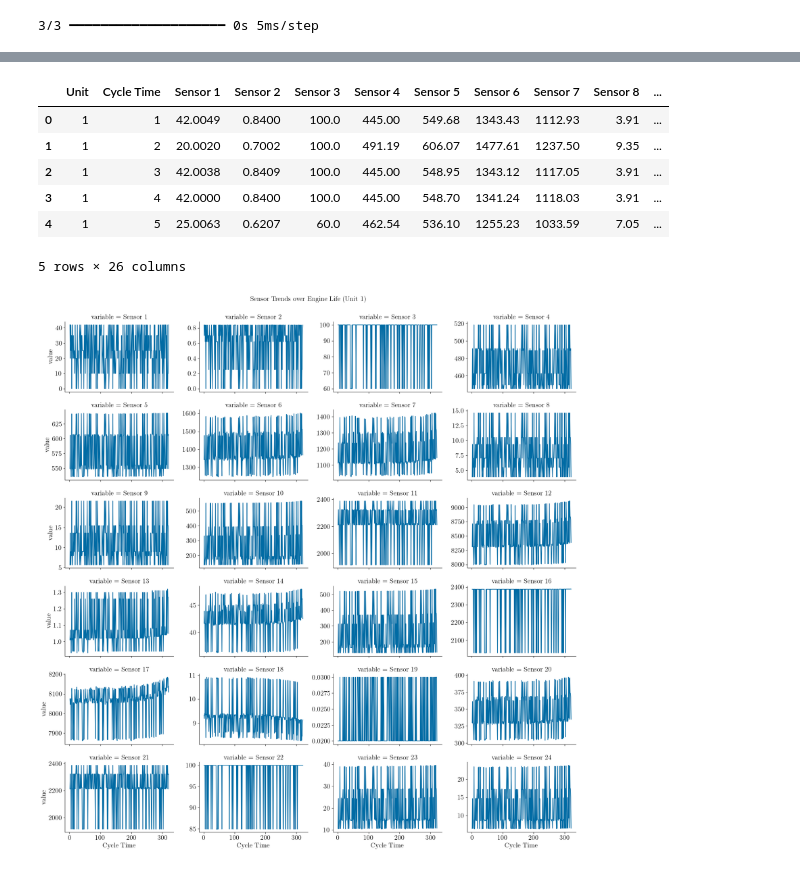
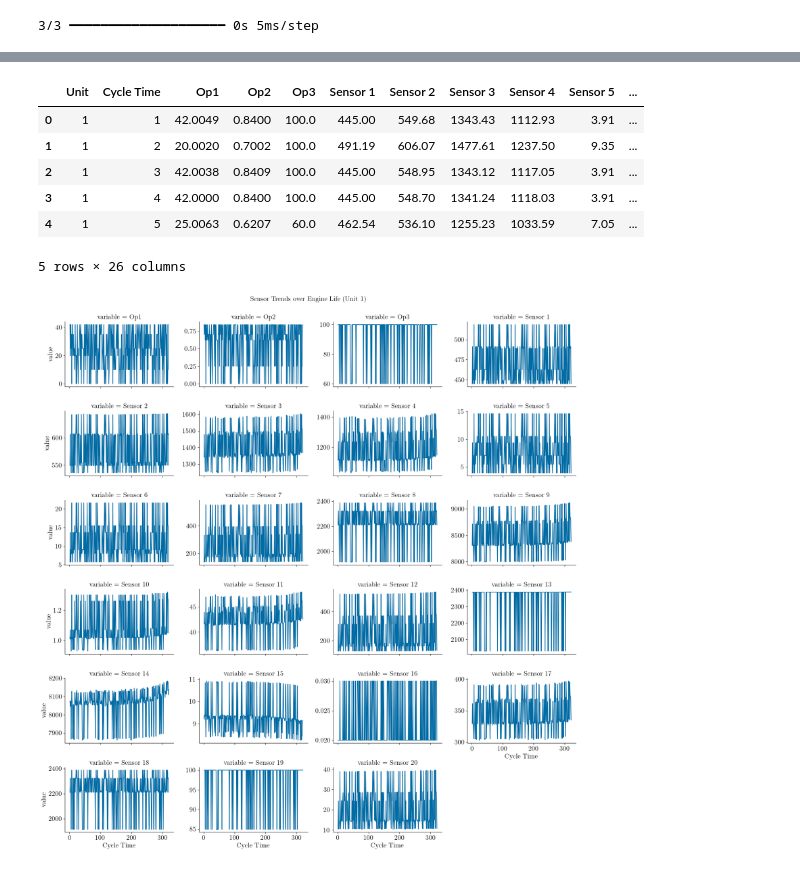
Before and after one commit to RandomKiddo/HackAI2026, a Jupyter notebook: src/Project.ipynb, the cells around one changed output, grey strips where cells are left out. Saved outputs shown, nothing was run; the diff lists cells and outputs as text; code cells hidden in the pictures.

```diff
--- a/src/Project.ipynb
+++ b/src/Project.ipynb
@@ -364,13 +426,14 @@ with open('data_summary_FD004.txt', 'w') as f:
     f.write("="*30 + "\n")
     f.write(df.describe().transpose().to_string()) # Transpose makes it easier to read if you have many sensors
 # %%
-cols_to_drop = ['Sensor 25', 'Sensor 26']
-relevant_sensors = [f'Sensor {_+1}' for _ in range(24)]
+cols_to_drop = ['Sensor 22', 'Sensor 23']
+relevant_sensors = [f'Sensor {_+1}' for _ in range(20)]
+ops = ['Op1', 'Op2', 'Op3']
 df = df.drop(columns=cols_to_drop)
 df_test = df_test.drop(columns=cols_to_drop)
 df.head()
 # %% [output]
-|  | Unit | Cycle Time | Sensor 1 | Sensor 2 | Sensor 3 | Sensor 4 | Sensor 5 | Sensor 6 | Sensor 7 | Sensor 8 | ... |
+|  | Unit | Cycle Time | Op1 | Op2 | Op3 | Sensor 1 | Sensor 2 | Sensor 3 | Sensor 4 | Sensor 5 | ... |
 | 0 | 1 | 1 | 42.0049 | 0.8400 | 100.0 | 445.00 | 549.68 | 1343.43 | 1112.93 | 3.91 | ... |
 | 1 | 1 | 2 | 20.0020 | 0.7002 | 100.0 | 491.19 | 606.07 | 1477.61 | 1237.50 | 9.35 | ... |
 | 2 | 1 | 3 | 42.0038 | 0.8409 | 100.0 | 445.00 | 548.95 | 1343.12 | 1117.05 | 3.91 | ... |
@@ -382,15 +445,15 @@ df[relevant_sensors] = df[relevant_sensors].astype('float64')
 df_test[relevant_sensors] = df_test[relevant_sensors].astype('float64')
 # %%
 unit_data = df[df['Unit'] == 1]
-plot_data = unit_data.melt(id_vars='Cycle Time', value_vars=relevant_sensors)
+plot_data = unit_data.melt(id_vars='Cycle Time', value_vars=ops+relevant_sensors)
 
 # 2. Create a grid of plots
 g = sns.FacetGrid(plot_data, col="variable", col_wrap=4, sharey=False, aspect=1.5)
 g.map(sns.lineplot, "Cycle Time", "value")
 
 # Add a title and adjust layout
 g.fig.suptitle('Sensor Trends over Engine Life (Unit 1)', y=1.02, fontsize=16)
 plt.show()
 # %% [output]
-[figure, old version]
+[figure, new version]
 # %%
```
Also changed, not shown: parts of 35 cells of this notebook, 4 other files.
